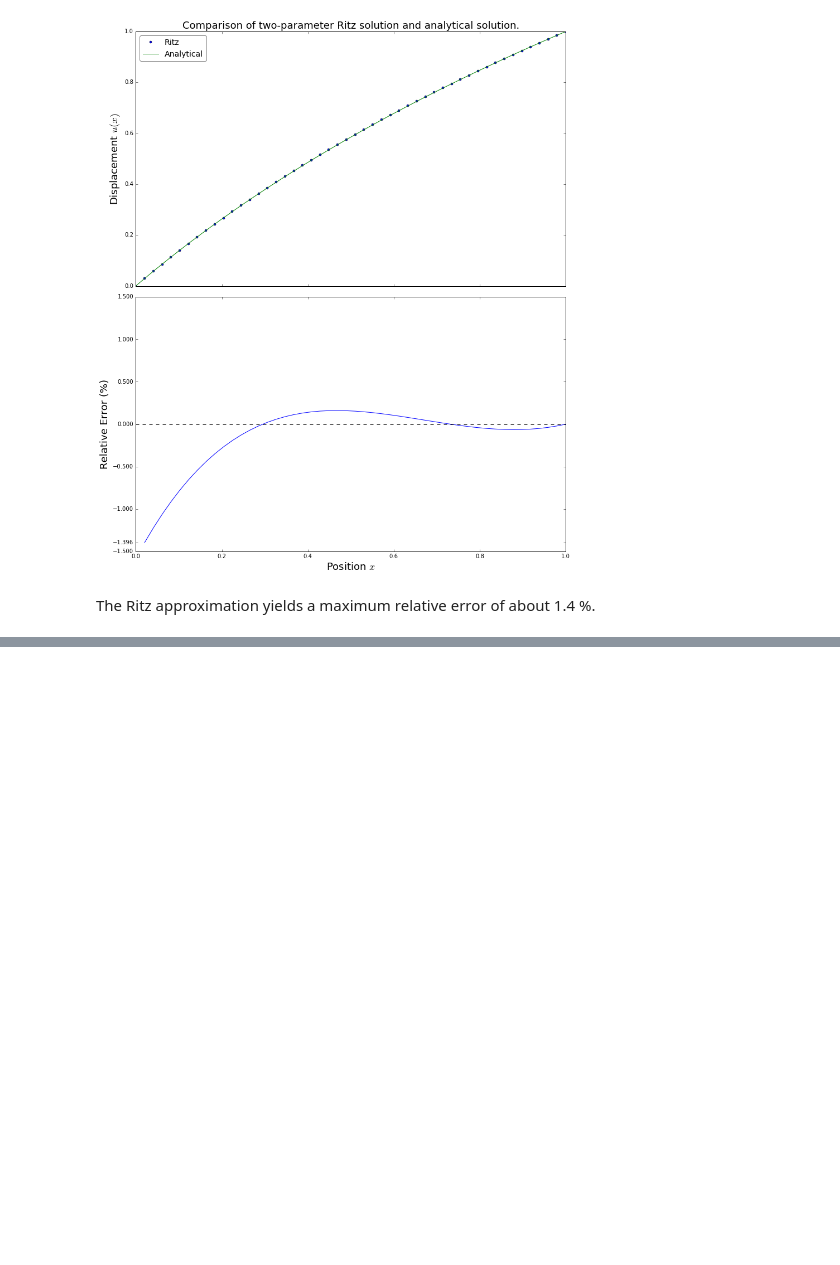
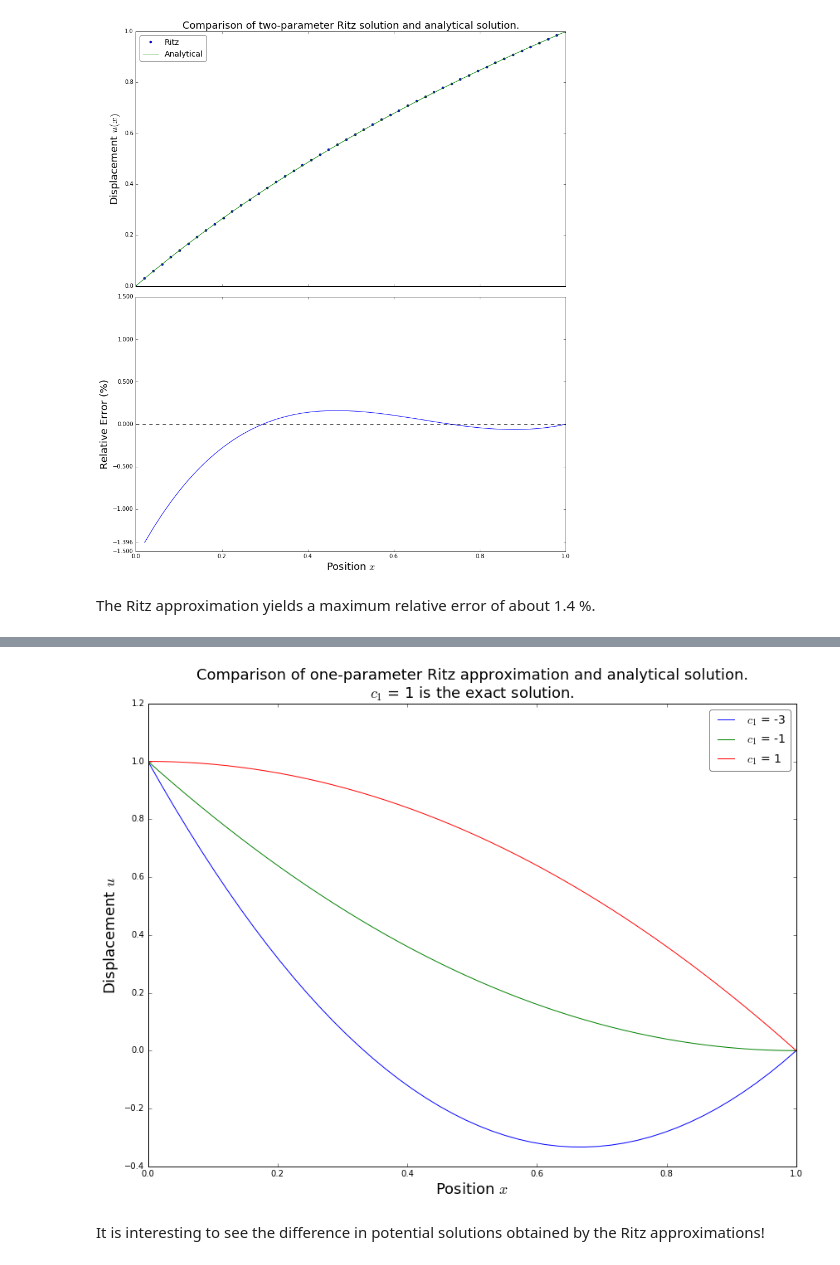
Before and after one commit to selimb/schoolstuff, a Jupyter notebook: mech546/ass3/notebook.ipynb, the cells around one changed output, grey strips where cells are left out. Saved outputs shown, nothing was run; the diff lists cells and outputs as text; code cells hidden in the pictures; blank space fills up the shorter version.

Commit message:
Add problem 2 plots

```diff
--- a/mech546/ass3/notebook.ipynb
+++ b/mech546/ass3/notebook.ipynb
@@ -113,0 +134,24 @@ The Ritz approximation yields a maximum relative error of about 1.4 %.
+# %%
+def U1(x, c1):
+    return c1*x*(1 - x) + (1 - x)
+
+def u0(x):
+    return 1 - x**2
+# %%
+C = [-3, -1, 1]
+x = np.linspace(0, 1)
+# %%
+fig, ax = plt.subplots(figsize=(14, 10))
+
+for c1 in C:
+    ax.plot(x, U1(x, c1), label='$c_1$ = %i' % c1)
+ax.set_xlabel('Position $x$')
+ax.set_ylabel('Displacement $u$')
+ax.set_title('Comparison of one-parameter Ritz approximation and analytical solution.\n'
+             '$c_1$ = 1 is the exact solution.')
+ax.legend()
+plt.show()
+# %% [output]
+[figure, added]
+# %% [markdown]
+It is interesting to see the difference in potential solutions obtained by the Ritz approximations!
```
Also changed, not shown: parts of 1 cell of this notebook.
